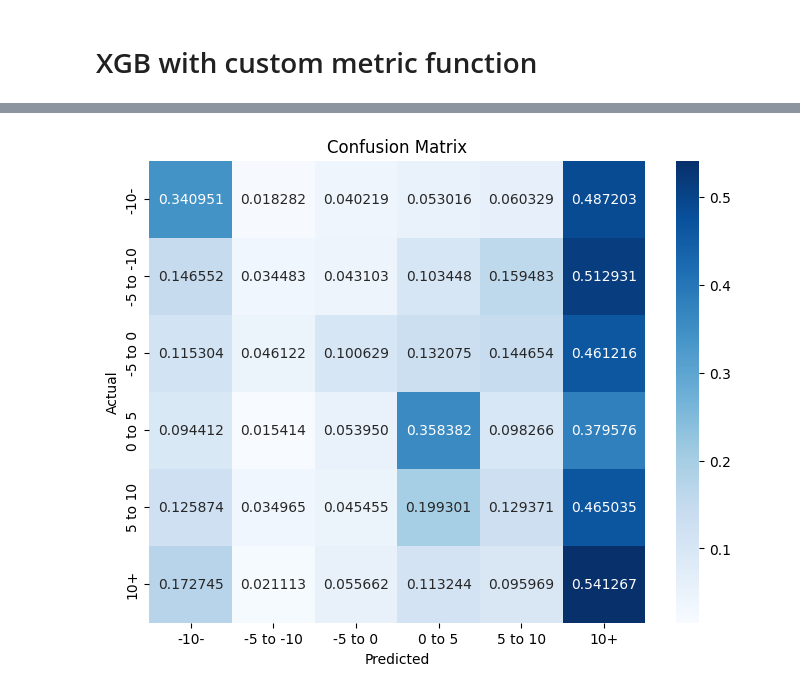
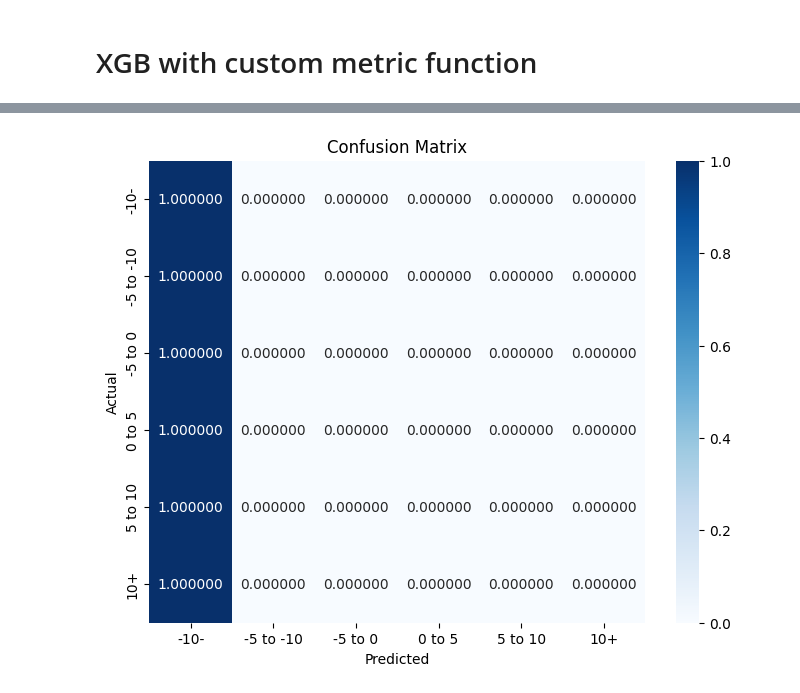
Before and after one commit to OrestisStefanou/InvestorAPI, a Jupyter notebook: analytics/machine_learning/price_prediction_with_fundamentals/notebooks/modelling_v5.ipynb, the cells around one changed output, grey strips where cells are left out. Drawn from its saved outputs; the diff is of its cells as text; code cells hidden in the pictures.

Commit message:
Experimenting with custom objective function in xgb

```diff
--- a/analytics/machine_learning/price_prediction_with_fundamentals/notebooks/modelling_v5.ipynb
+++ b/analytics/machine_learning/price_prediction_with_fundamentals/notebooks/modelling_v5.ipynb
@@ -376,12 +376,12 @@ dataset['next_three_months_pct_change_range'] = pd.cut(
     right=False
 )
 
-dataset['last_three_months_pct_change_range'] = pd.cut(
-    dataset['price_pct_change_three_months'],
-    bins=bins,
-    labels=labels,
-    right=False
-)
+# dataset['last_three_months_pct_change_range'] = pd.cut(
+#     dataset['price_pct_change_three_months'],
+#     bins=bins,
+#     labels=labels,
+#     right=False
+# )
 
 train_set, test_set = utils.split_data_to_train_and_test(
     df=dataset,
@@ -400,7 +400,7 @@ X_test = test_set.drop(cols_to_drop, axis=1)
 
 column_transformer = make_column_transformer(
     (
-        OneHotEncoder(), categorical_columns
+        OneHotEncoder(), ['sector']
     ),
     remainder='passthrough'
 )
@@ -412,42 +412,46 @@ def merror(labels: np.ndarray, predt: np.ndarray):
         custom_error += abs(labels[i] - predicted_labels[i])
 
     return custom_error
-    # cost_matrix = np.array([
-    #     [0, 1, 2, 3, 4, 5],  # Costs for misclassifying '-10-' as other classes
-    #     [1, 0, 1, 2, 3, 4],  # Costs for misclassifying '-5 to -10' as other classes
-    #     [2, 1, 0, 1, 3, 4],  # Costs for misclassifying '-5 to 0' as other classes
-    #     [4, 3, 2, 0, 1, 2],  # Costs for misclassifying '0 to 5' as other classes
-    #     [4, 3, 2, 1, 0, 1],  # Costs for misclassifying '5 to 10' as other classes
-    #     [5, 4, 3, 2, 1, 0]   # Costs for misclassifying '10+' as other classes
-    # ])
 
-    # for r in range(predt.shape[0]):
-    #     target = labels[r]
-    #     p = softmax(predt[r, :])
 
-    #     for c in range(classes):
-    #         g = p[c] - int(c == target)
-    #         h = max((2.0 * p[c] * (1.0 - p[c])).item(), eps)
-    #         # Apply misclassification cost
-    #         grad[r, c] = g * cost_matrix[target, c]
-    #         hess[r, c] = h * cost_matrix[target, c]
+def softprob_obj(labels: np.ndarray, predt: np.ndarray) -> Tuple[np.ndarray, np.ndarray]:
+    rows = labels.shape[0]
+    classes = predt.shape[1]
+    grad = np.zeros((rows, classes), dtype=float)
+    hess = np.zeros((rows, classes), dtype=float)
+    eps = 1e-6
 
-    # grad = grad.reshape((rows * classes, 1))
-    # hess = hess.reshape((rows * classes, 1))
+    cost_matrix = np.array([
+        [0, 1, 2, 3, 4, 5],  # Costs for misclassifying '-10-' as other classes
+        [1, 0, 1, 2, 3, 4],  # Costs for misclassifying '-5 to -10' as other classes
+        [2, 1, 0, 1, 3, 5],  # Costs for misclassifying '-5 to 0' as other classes
+        [4, 3, 2, 0, 1, 2],  # Costs for misclassifying '0 to 5' as other classes
+        [5, 3, 2, 1, 0, 1],  # Costs for misclassifying '5 to 10' as other classes
+        [5, 4, 3, 2, 1, 0]   # Costs for misclassifying '10+' as other classes
+    ])
 
-    # return grad, hess
+    for r in range(predt.shape[0]):
+        target = int(labels[r])
+        p = softmax(predt[r, :])
 
-X_train_transformed = column_transformer.fit_transform(X_train)
-X_test_transformed = column_transformer.transform(X_test)
+        for c in range(predt.shape[1]):
+            g = p[c] - 1.0 if c == target else p[c]
+            h = max((2.0 * p[c] * (1.0 - p[c])).item(), eps)
+            grad[r, c] = g - cost_matrix[target, c]
+            hess[r, c] = h - cost_matrix[target, c]
 
-# xgb_classifier = make_pipeline(
-#     column_transformer,
-#     xgb.XGBClassifier(tree_method="hist",eval_metric=merror)
-# )
+    grad = grad.reshape((rows * classes, 1))
+    hess = hess.reshape((rows * classes, 1))
+    return grad, hess
 
-xgb_classifier = xgb.XGBClassifier(tree_method="hist",eval_metric=merror, disable_default_eval_metric=True, n_estimators=1000)
-xgb_classifier.fit(X_train_transformed, y_train, eval_set=[(X_train_transformed, y_train)])
-y_pred_xgb_classifier = xgb_classifier.predict(X_test_transformed)
+
+xgb_classifier = make_pipeline(
+    column_transformer,
+    xgb.XGBClassifier(tree_method="hist", objective=softprob_obj)
+)
+
+xgb_classifier.fit(X_train, y_train)
+y_pred_xgb_classifier = xgb_classifier.predict(X_test)
 
 y_test = [label_mapping[y] for y in y_test]
 y_pred = [label_mapping[y] for y in y_pred_xgb_classifier]
@@ -486 +474 @@ Overall Accuracy: 28.03%
-[figure, old version]
+[figure, new version]
```
Also changed, not shown: parts of 3 cells of this notebook, 2 other files.
